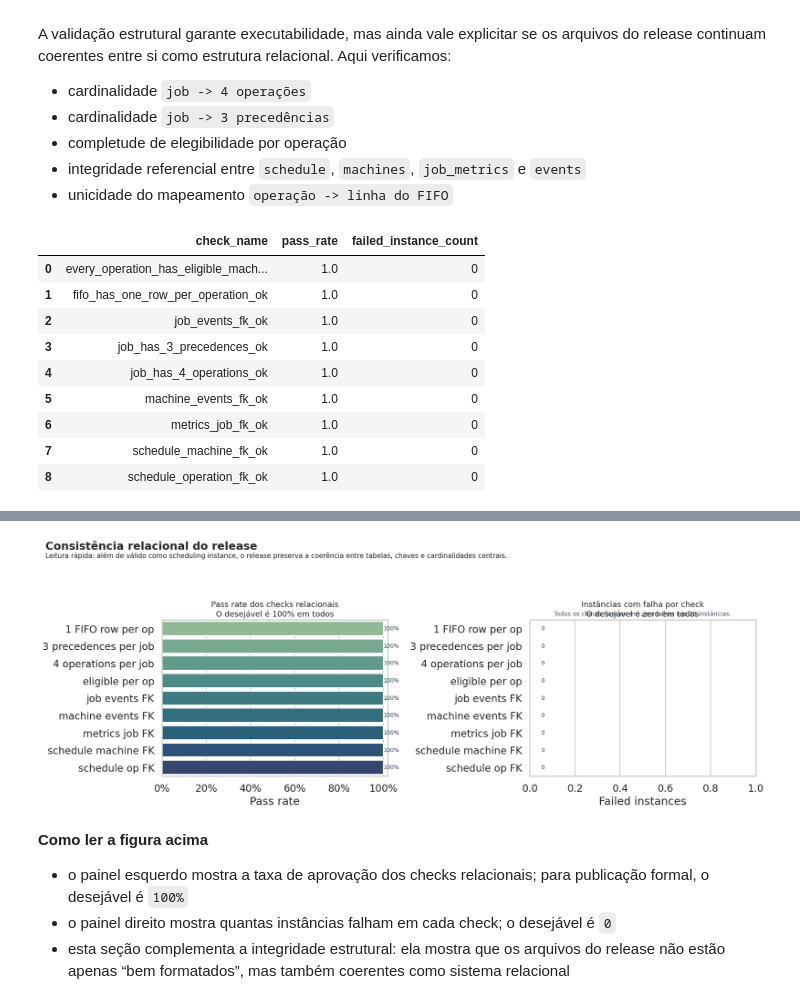
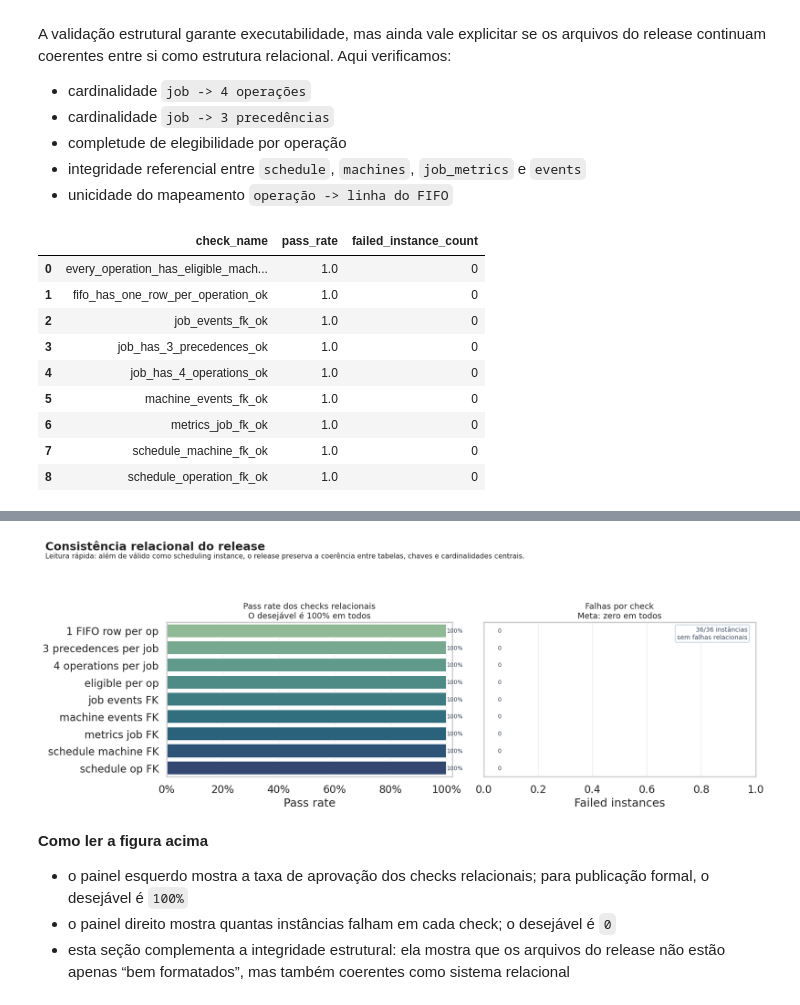
Before and after one commit to PequiFlux/agro_yard_dfjsp_benchmark_go, a Jupyter notebook: output/jupyter-notebook/instance-validation-and-exploratory-analysis.ipynb, the cells around one changed output, grey strips where cells are left out. Cells and saved outputs as stored; diff of their text form; code cells hidden in the pictures.

Commit message:
Polish relational consistency figure

```diff
--- a/output/jupyter-notebook/instance-validation-and-exploratory-analysis.ipynb
+++ b/output/jupyter-notebook/instance-validation-and-exploratory-analysis.ipynb
@@ -732,7 +732,7 @@ relational_plot = relational_consistency_summary.copy()
 relational_plot["check_label"] = relational_plot["check_name"].map(relational_label_map).fillna(relational_plot["check_name"])
 relational_plot = relational_plot.sort_values(["failed_instance_count", "check_label"], ascending=[False, True]).reset_index(drop=True)
 
-fig, axes = plt.subplots(1, 2, figsize=(17, 6.4))
+fig, axes = plt.subplots(1, 2, figsize=(16.4, 6.2), sharey=True, gridspec_kw={"width_ratios": [1.05, 1.0]})
 sns.barplot(
     data=relational_plot,
     y="check_label",
@@ -748,6 +748,7 @@ axes[0].set_title("Pass rate dos checks relacionais\nO desejável é 100% em tod
 axes[0].set_xlabel("Pass rate")
 axes[0].set_ylabel("")
 axes[0].xaxis.set_major_formatter(matplotlib.ticker.PercentFormatter(xmax=1.0))
+axes[0].grid(axis="x", alpha=0.25)
 for patch, value in zip(axes[0].patches, relational_plot["pass_rate"]):
     axes[0].text(
         min(value + 0.015, 1.0),
@@ -769,10 +770,12 @@ sns.barplot(
     palette="flare",
     ax=axes[1],
 )
-axes[1].set_title("Instâncias com falha por check\nO desejável é zero em todos", fontsize=13)
+axes[1].set_title("Falhas por check\nMeta: zero em todos", fontsize=13)
 axes[1].set_xlabel("Failed instances")
 axes[1].set_ylabel("")
 axes[1].set_xlim(0, max(1.0, float(relational_plot["failed_instance_count"].max()) + 0.75))
+axes[1].tick_params(axis="y", left=False, labelleft=False)
+axes[1].grid(axis="x", alpha=0.25)
 for patch, value in zip(axes[1].patches, relational_plot["failed_instance_count"]):
     axes[1].text(
         value + 0.05,
@@ -785,14 +788,15 @@ for patch, value in zip(axes[1].patches, relational_plot["failed_instance_count"
     )
 if relational_plot["failed_instance_count"].sum() == 0:
     axes[1].text(
-        0.5,
-        1.02,
-        "Todos os checks ficaram em zero falhas nas 36 instâncias.",
+        0.97,
+        0.97,
+        "36/36 instâncias\nsem falhas relacionais",
         transform=axes[1].transAxes,
-        ha="center",
-        va="bottom",
+        ha="right",
+        va="top",
         fontsize=10,
         color="#475569",
+        bbox={"facecolor": "white", "edgecolor": "#cbd5e1", "alpha": 0.95, "boxstyle": "round,pad=0.3"},
     )
 
 fig.suptitle("Consistência relacional do release", x=0.02, y=0.99, ha="left", fontsize=18, fontweight="bold")
@@ -809,34 +813,34 @@ plt.show()
 relational_consistency_report.to_csv(ARTIFACT_DIR / "relational_consistency_report.csv", index=False)
 relational_consistency_summary.to_csv(ARTIFACT_DIR / "relational_consistency_summary.csv", index=False)
 # %% [output]
 |  | check_name | pass_rate | failed_instance_count |
 | 0 | every_operation_has_eligible_mach... | 1.0 | 0 |
 | 1 | fifo_has_one_row_per_operation_ok | 1.0 | 0 |
 | 2 | job_events_fk_ok | 1.0 | 0 |
 | 3 | job_has_3_precedences_ok | 1.0 | 0 |
 | 4 | job_has_4_operations_ok | 1.0 | 0 |
 | 5 | machine_events_fk_ok | 1.0 | 0 |
 | 6 | metrics_job_fk_ok | 1.0 | 0 |
 | 7 | schedule_machine_fk_ok | 1.0 | 0 |
 | 8 | schedule_operation_fk_ok | 1.0 | 0 |
 |  | instance_id | job_has_4_operations_ok | job_has_3_precedences_ok | every_operation_has_eligible_mach... | fifo_has_one_row_per_operation_ok | ... |
 | 0 | GO_L_BALANCED_01 | True | True | True | True | ... |
 | 1 | GO_L_BALANCED_02 | True | True | True | True | ... |
 | 2 | GO_L_BALANCED_03 | True | True | True | True | ... |
 | 3 | GO_L_DISRUPTED_01 | True | True | True | True | ... |
 | 4 | GO_L_DISRUPTED_02 | True | True | True | True | ... |
 | 5 | GO_L_DISRUPTED_03 | True | True | True | True | ... |
 | 6 | GO_L_PEAK_01 | True | True | True | True | ... |
 | 7 | GO_L_PEAK_02 | True | True | True | True | ... |
 | 8 | GO_L_PEAK_03 | True | True | True | True | ... |
 | 9 | GO_M_BALANCED_01 | True | True | True | True | ... |
 | ... | ... | ... | ... | ... | ... | ... |
 | 31 | GO_XS_DISRUPTED_02 | True | True | True | True | ... |
 | 32 | GO_XS_DISRUPTED_03 | True | True | True | True | ... |
 | 33 | GO_XS_PEAK_01 | True | True | True | True | ... |
 | 34 | GO_XS_PEAK_02 | True | True | True | True | ... |
 | 35 | GO_XS_PEAK_03 | True | True | True | True | ... |
-[figure, old version]
+[figure, new version]
 # %% [markdown]
 **Como ler a figura acima**
 
```
Also changed, not shown: 3 other files.
